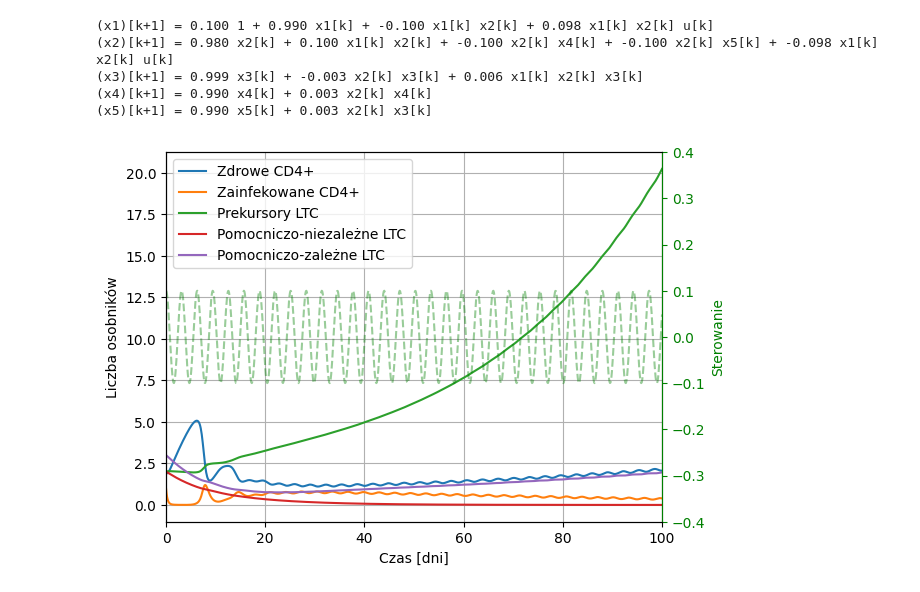
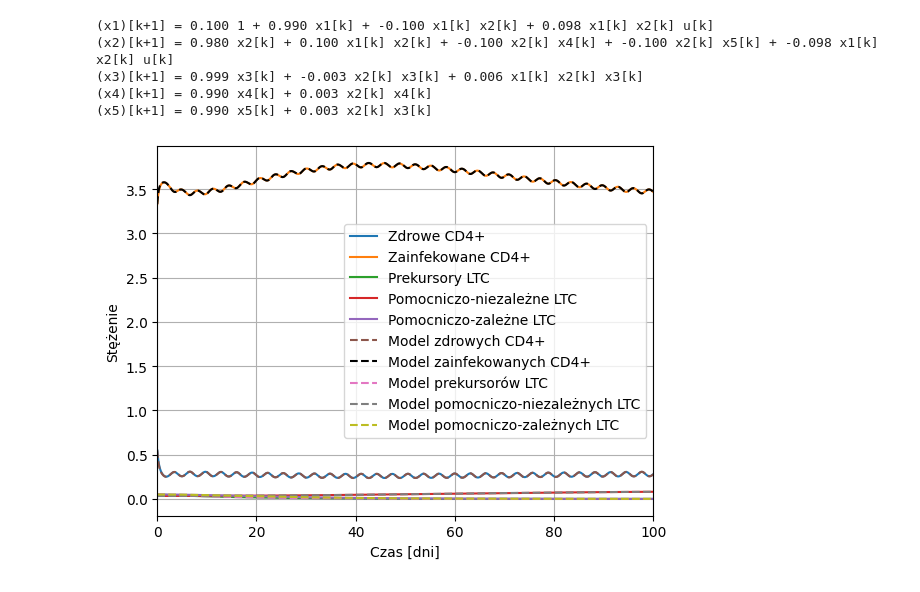
Before and after one commit to pochlebiacz/SINDy-in-MPC, a Jupyter notebook: 3_hiv_with_control.ipynb, the cells around one changed output. Saved outputs shown, nothing was run; the diff lists cells and outputs as text; code cells hidden in the pictures.

Commit message:
G/B/M models

```diff
--- a/3_hiv_with_control.ipynb
+++ b/3_hiv_with_control.ipynb
@@ -64,6 +60,28 @@ model.print()
 (x3)[k+1] = 0.999 x3[k] + -0.003 x2[k] x3[k] + 0.006 x1[k] x2[k] x3[k]
 (x4)[k+1] = 0.990 x4[k] + 0.003 x2[k] x4[k]
 (x5)[k+1] = 0.990 x5[k] + 0.003 x2[k] x3[k]
+# %%
+plt.plot(t, x_val[:, 0])
+plt.plot(t, x_val[:, 1])
+plt.plot(t, x_val[:, 2])
+plt.plot(t, x_val[:, 3])
+plt.plot(t, x_val[:, 4])
+x_sim = model.simulate(x0=x0_val, t=1001, u=u_val(t))
+
+plt.plot(t, x_sim[:, 0], linestyle='--')
+plt.plot(t, x_sim[:, 1], 'k--')
+plt.plot(t, x_sim[:, 2], linestyle='--')
+plt.plot(t, x_sim[:, 3], linestyle='--')
+plt.plot(t, x_sim[:, 4], linestyle='--')
+plt.grid()
+plt.legend(["Zdrowe CD4+", "Zainfekowane CD4+", "Prekursory LTC", "Pomocniczo-niezależne LTC", "Pomocniczo-zależne LTC",
+            "Model zdrowych CD4+", "Model zainfekowanych CD4+", "Model prekursorów LTC", "Model pomocniczo-niezależnych LTC", "Model pomocniczo-zależnych LTC"])
+plt.xlim(0, max(t))
+plt.xlabel("Czas [dni]")
+plt.ylabel("Stężenie")
+plt.show()
+# %% [output]
+[figure, added]
 # %%
 # for x_num in range(len(x0)):
 #     q = 'Biblioteka funkcji & Próg & $\Dot{x}'
@@ -102,26 +120,3 @@ model.print()
 #                 E = E.replace(f'E+0{pow}', f'\cdot 10^{pow}').replace(f'E-0{pow}', '\cdot 10^{'+f'{-pow}'+'}')
 #             print(f"{name[i]} & {(str(threshold).replace('.', ',') + ' &').replace(',0 &', ' &')} ${eq}$ & ${E.replace('.', ',')}$ \\\\")
 #     print('\n\n')
-# %%
-plt.plot(t, x_val[:, 0])
-plt.plot(t, x_val[:, 1])
-plt.plot(t, x_val[:, 2])
-plt.plot(t, x_val[:, 3])
-plt.plot(t, x_val[:, 4])
-plt.grid()
-plt.legend(["Zdrowe CD4+", "Zainfekowane CD4+", "Prekursory LTC", "Pomocniczo-niezależne LTC", "Pomocniczo-zależne LTC"])
-plt.xlim(0, max(t))
-plt.xlabel("Czas [dni]")
-ax1 = plt.gca()
-ax2 = ax1.twinx()
-ax2.spines['right'].set_color('green')
-ax2.yaxis.label.set_color('green')
-ax2.tick_params(axis='y', colors='green')
-ax2.plot(t, u_val(t), 'g--', alpha=0.4)
-ax2.set_ylabel("Sterowanie")
-ax2.set_ylim(-0.4, 0.4)
-ax1.set_ylabel("Liczba osobników")
-ax2.set_ylabel("Sterowanie")
-plt.show()
-# %% [output]
-[figure, removed]
```
Also changed, not shown: parts of 3 cells of this notebook, 6 other files.
